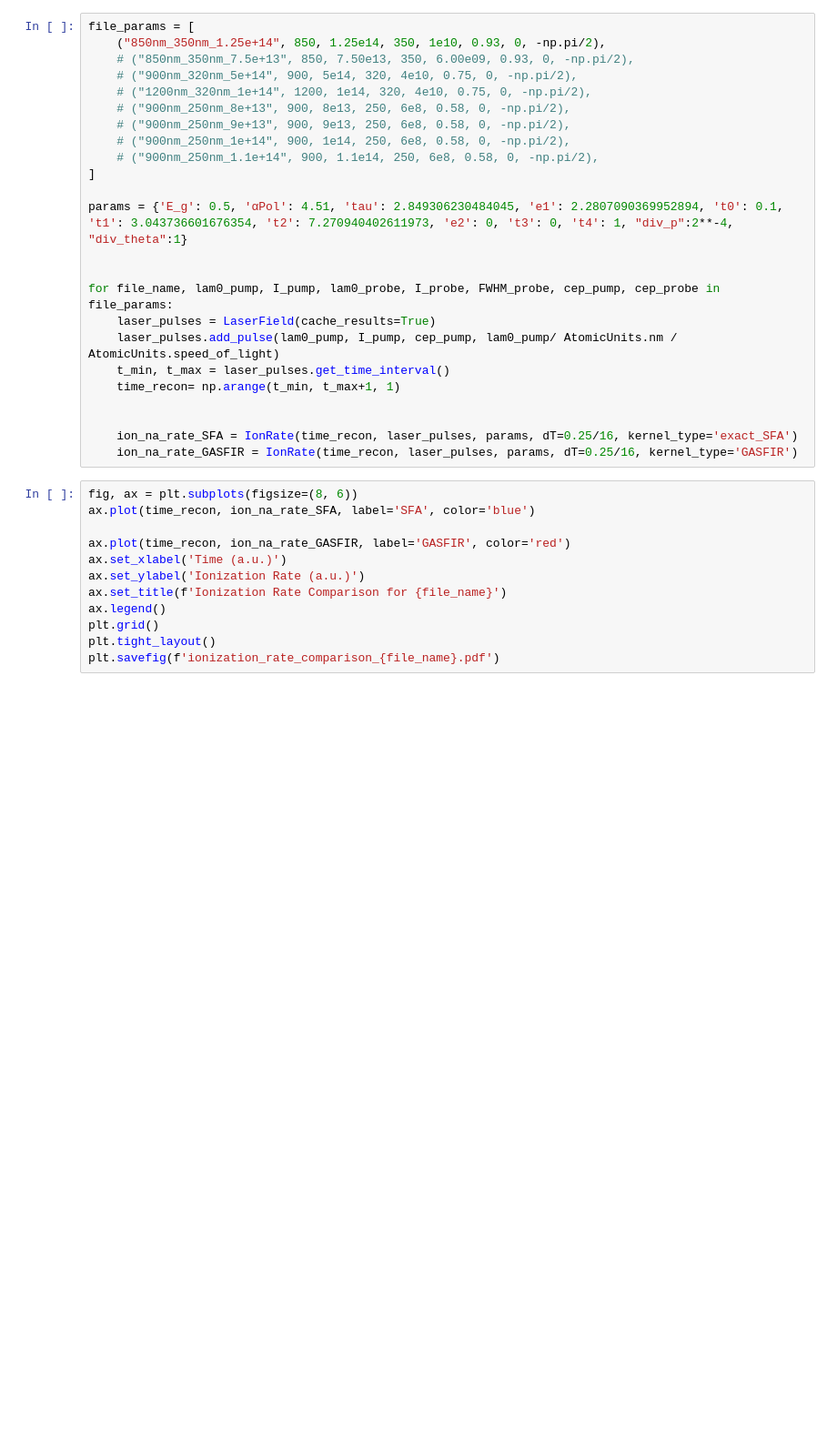
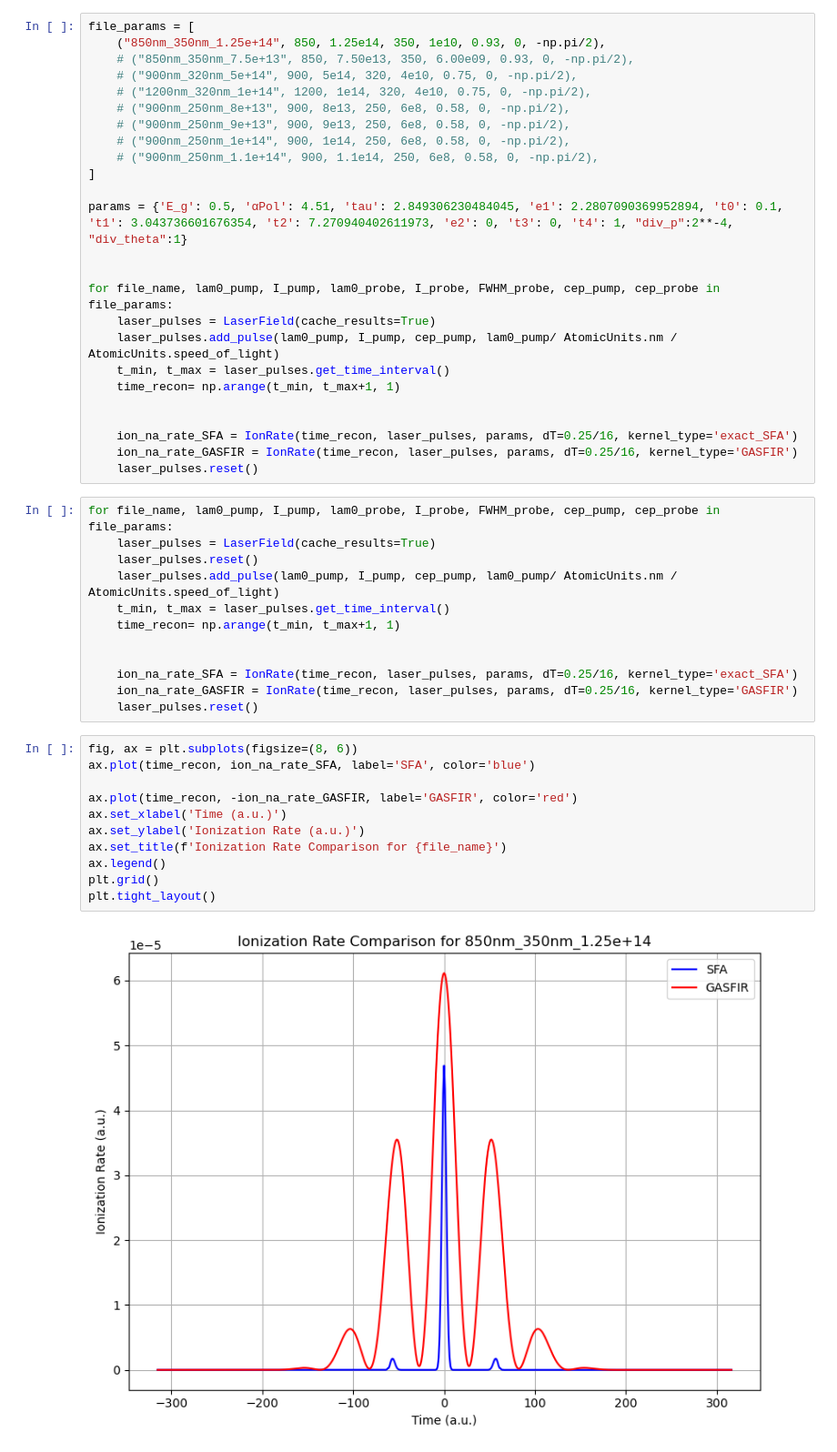
Before and after one commit to joporsch04/Bachelor-thesis, a Jupyter notebook: ionModel/verification.ipynb, the cells around one changed output. Shown at 91% size. Saved outputs shown, nothing was run; the diff lists cells and outputs as text; blank space fills up the shorter version.

```diff
--- a/ionModel/verification.ipynb
+++ b/ionModel/verification.ipynb
@@ -48,15 +48,29 @@ for file_name, lam0_pump, I_pump, lam0_probe, I_probe, FWHM_probe, cep_pump, cep
 
     ion_na_rate_SFA = IonRate(time_recon, laser_pulses, params, dT=0.25/16, kernel_type='exact_SFA')
     ion_na_rate_GASFIR = IonRate(time_recon, laser_pulses, params, dT=0.25/16, kernel_type='GASFIR')
+    laser_pulses.reset()
+# %%
+for file_name, lam0_pump, I_pump, lam0_probe, I_probe, FWHM_probe, cep_pump, cep_probe in file_params:
+    laser_pulses = LaserField(cache_results=True)
+    laser_pulses.reset()
+    laser_pulses.add_pulse(lam0_pump, I_pump, cep_pump, lam0_pump/ AtomicUnits.nm / AtomicUnits.speed_of_light)
+    t_min, t_max = laser_pulses.get_time_interval()
+    time_recon= np.arange(t_min, t_max+1, 1)
+
+
+    ion_na_rate_SFA = IonRate(time_recon, laser_pulses, params, dT=0.25/16, kernel_type='exact_SFA')
+    ion_na_rate_GASFIR = IonRate(time_recon, laser_pulses, params, dT=0.25/16, kernel_type='GASFIR')
+    laser_pulses.reset()
 # %%
 fig, ax = plt.subplots(figsize=(8, 6))
 ax.plot(time_recon, ion_na_rate_SFA, label='SFA', color='blue')
 
-ax.plot(time_recon, ion_na_rate_GASFIR, label='GASFIR', color='red')
+ax.plot(time_recon, -ion_na_rate_GASFIR, label='GASFIR', color='red')
 ax.set_xlabel('Time (a.u.)')
 ax.set_ylabel('Ionization Rate (a.u.)')
 ax.set_title(f'Ionization Rate Comparison for {file_name}')
 ax.legend()
 plt.grid()
 plt.tight_layout()
-plt.savefig(f'ionization_rate_comparison_{file_name}.pdf')
+# %% [output]
+[figure, added]
```
Also changed, not shown: 4 other files.
